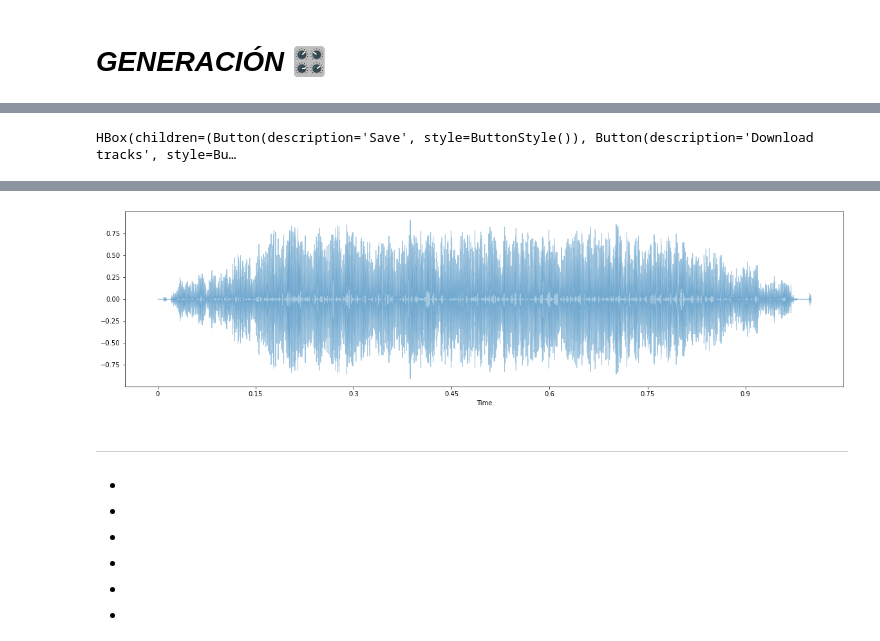
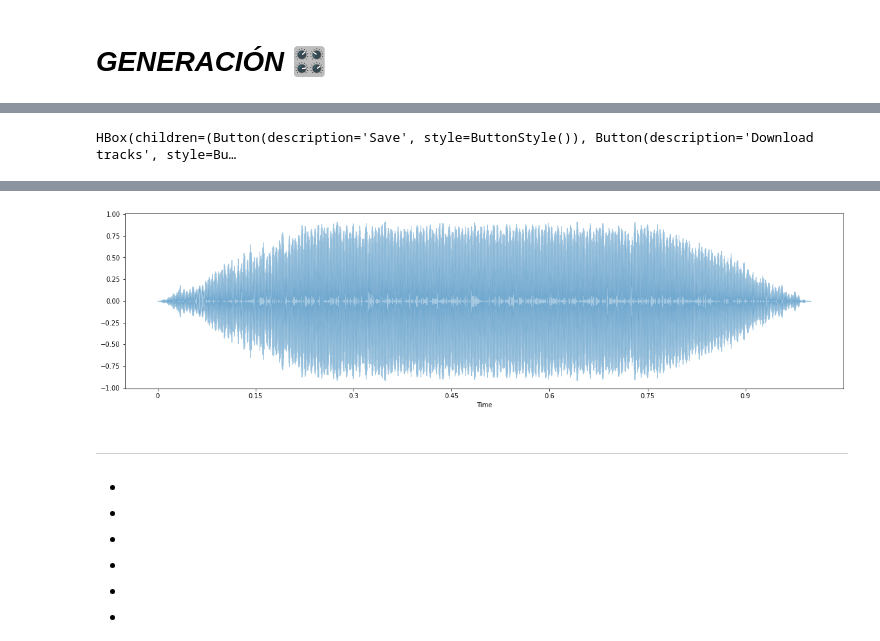
Before and after one commit to mezaga/ACIML-prototype, a Jupyter notebook: ASCIML_prototype_lab.ipynb, the cells around one changed output, grey strips where cells are left out. Drawn from its saved outputs; the diff is of its cells as text; code cells hidden in the pictures.

```diff
--- a/ASCIML_prototype_lab.ipynb
+++ b/ASCIML_prototype_lab.ipynb
@@ -630,7 +630,7 @@ Successfully installed ffmpeg-python-0.2.0
 from sklearn import preprocessing
 from google.colab import files
 
-#dropdown = 'Crear' #@param ["Crear","Subir archivos","Grabar"]
+dropdown = 'Crear' #@param ["Crear","Subir archivos","Grabar"]
 '''
 if dropdown == 'Subir archivos':
 
@@ -1119,10 +1121,10 @@ import soundfile as sf
 from google.colab import files
 import os
 
-audio_id = 'am_27' #@param {type:"string"}
-audio_id2 = 'am_6' #@param {type:"string"}
+audio_id = 'fm_5' #@param {type:"string"}
+audio_id2 = 'Synth_4' #@param {type:"string"}
 gen_c = 0
-porcentaje_de_cambio = 5 #@param {type:"slider", min:1, max:10, step:1}
+porcentaje_de_cambio = 10 #@param {type:"slider", min:1, max:10, step:1}
 fig, ax = plt.subplots()
 fig.set_figwidth(20)
 fig.set_figheight(5)
@@ -1155,34 +1157,34 @@ b_names = ['Save', 'Download tracks']
 button = [widgets.Button(description= i)for i in b_names]
 
 botons = HBox(children = button)
 output = widgets.Output()
 
 def saved(b):
   # Display the message within the output widget.
   with output:
     #print("Button clicked.")
     resample_by_interpolation(inter, 16000, 44100)
     sf.write('aciml_inter_'+ audio_id + audio_id2 +'.wav',inter, 44100)
 
 
 def on_button_clicked(b):
   # Display the message within the output widget.
   with output:
     #print("Button clicked.")
     for i in os.listdir('/content/'):
       #print(i)
       if i.startswith("aciml_inter"):
         files.download(i)
 
 button[0].on_click(saved)
 button[1].on_click(on_button_clicked)
 
 display(botons, output)
 # %% [output]
 [interactive output not drawn]
 HBox(children=(Button(description='Save', style=ButtonStyle()), Button(description='Download tracks', style=Bu…
 [interactive output not drawn]
-[figure, old version]
+[figure, new version]
 # %% [markdown]
 ******
 *
```
Also changed, not shown: parts of 8 cells of this notebook.
